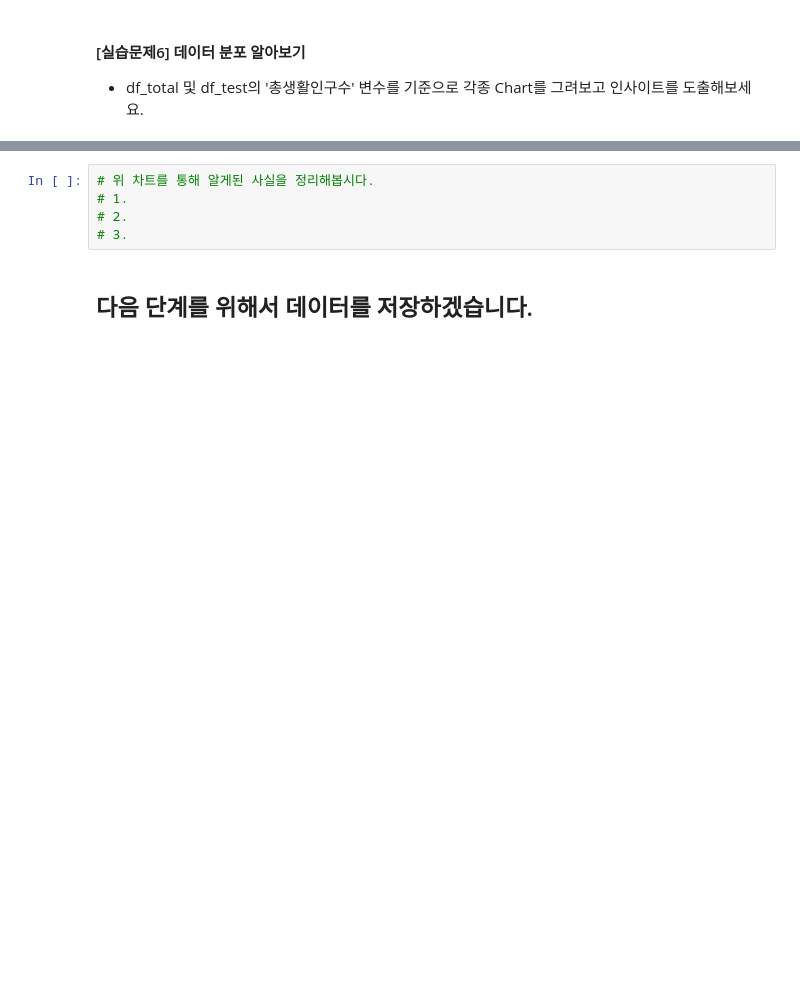
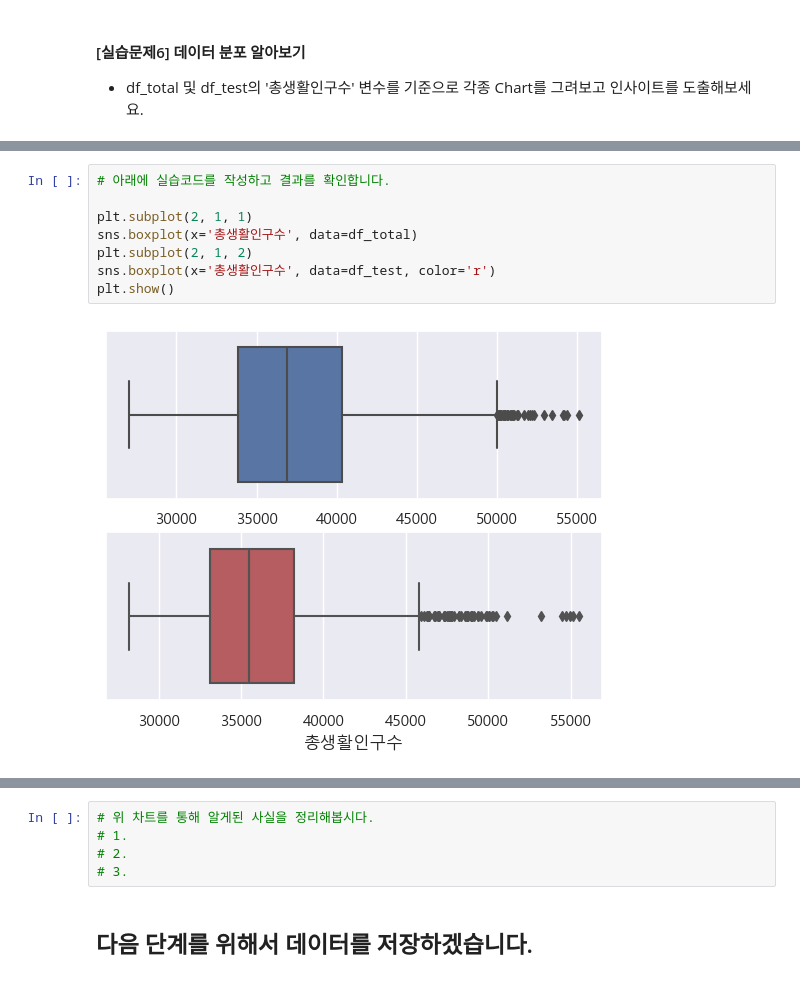
Before and after one commit to cyeongy/kt-aivle, a Jupyter notebook: mini_project5/1. 데이터 불러오기 및 분석(EDA)_5차_생활인구_실습파일.ipynb, the cells around one changed output, grey strips where cells are left out. Drawn from its saved outputs; the diff is of its cells as text; blank space fills up the shorter version.

```diff
--- a/mini_project5/1. 데이터 불러오기 및 분석(EDA)_5차_생활인구_실습파일.ipynb
+++ b/mini_project5/1. 데이터 불러오기 및 분석(EDA)_5차_생활인구_실습파일.ipynb
@@ -131,2 +342,12 @@ sns.set(font="Malgun Gothic",#"NanumGothicCoding",
+# %%
+# 아래에 실습코드를 작성하고 결과를 확인합니다.
+
+plt.subplot(2, 1, 1)
+sns.boxplot(x='총생활인구수', data=df_total)
+plt.subplot(2, 1, 2)
+sns.boxplot(x='총생활인구수', data=df_test, color='r')
+plt.show()
+# %% [output]
+[figure, added]
 # %%
 # 아래에 실습코드를 작성하고 결과를 확인합니다.
```
Also changed, not shown: parts of 29 cells of this notebook, 3 other files.
